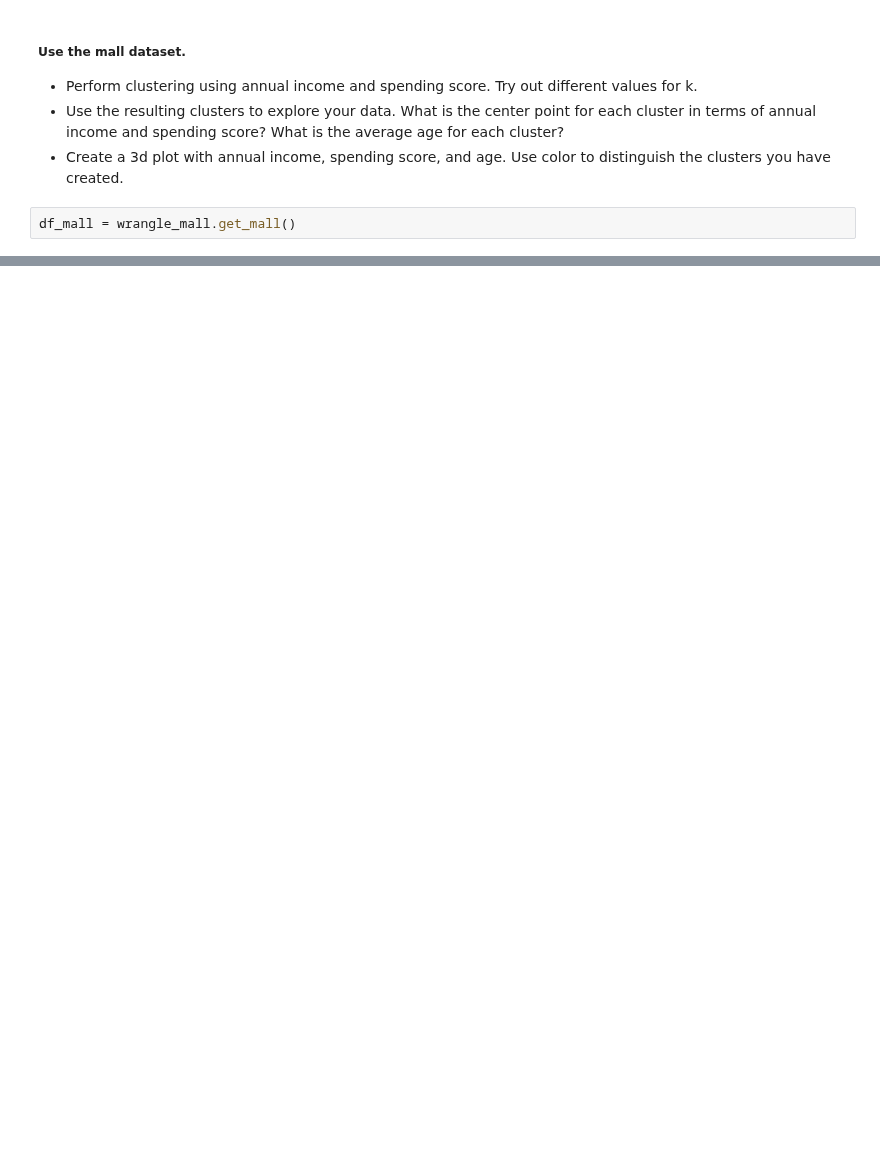
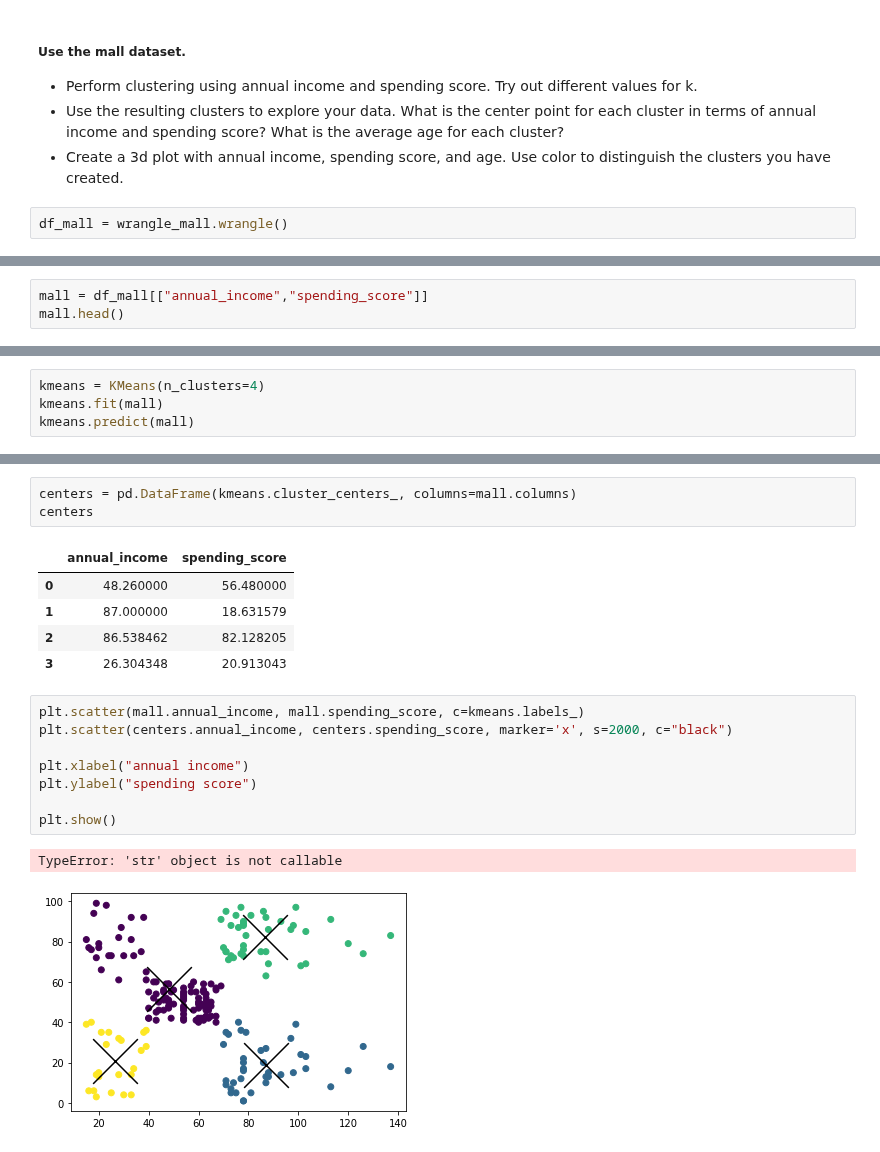
Before and after one commit to misty-garcia/ds-methodologies-exercises, a Jupyter notebook: clustering/modeling.ipynb, the cells around one changed output, grey strips where cells are left out. Cells and saved outputs as stored; diff of their text form; blank space fills up the shorter version.

```diff
--- a/clustering/modeling.ipynb
+++ b/clustering/modeling.ipynb
@@ -66,7 +82,7 @@ plt.show()
 - Use the resulting clusters to explore your data. What is the center point for each cluster in terms of annual income and spending score? What is the average age for each cluster?
 - Create a 3d plot with annual income, spending score, and age. Use color to distinguish the clusters you have created.
 # %%
-df_mall = wrangle_mall.get_mall()
+df_mall = wrangle_mall.wrangle()
 # %%
 df_mall.info()
 # %% [output]
@@ -82,0 +98,3 @@ memory usage: 7.9+ KB
+# %%
+mall = df_mall[["annual_income","spending_score"]]
+mall.head()
@@ -82,0 +109,4 @@ memory usage: 7.9+ KB
+# %%
+kmeans = KMeans(n_clusters=4)
+kmeans.fit(mall)
+kmeans.predict(mall)
@@ -82,0 +131,20 @@ memory usage: 7.9+ KB
+# %%
+centers = pd.DataFrame(kmeans.cluster_centers_, columns=mall.columns)
+centers
+# %% [output]
+|  | annual_income | spending_score |
+| 0 | 48.260000 | 56.480000 |
+| 1 | 87.000000 | 18.631579 |
+| 2 | 86.538462 | 82.128205 |
+| 3 | 26.304348 | 20.913043 |
+# %%
+plt.scatter(mall.annual_income, mall.spending_score, c=kmeans.labels_)
+plt.scatter(centers.annual_income, centers.spending_score, marker='x', s=2000, c="black")
+
+plt.xlabel("annual income")
+plt.ylabel("spending score")
+
+plt.show()
+# %% [output]
+TypeError: 'str' object is not callable
+[figure, added]
```
Also changed, not shown: parts of 14 cells of this notebook, 3 other files.
